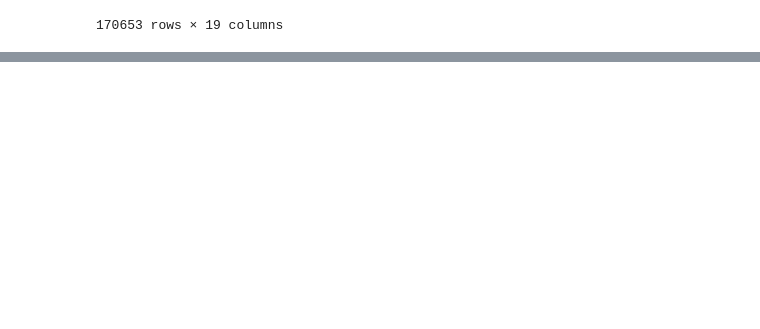
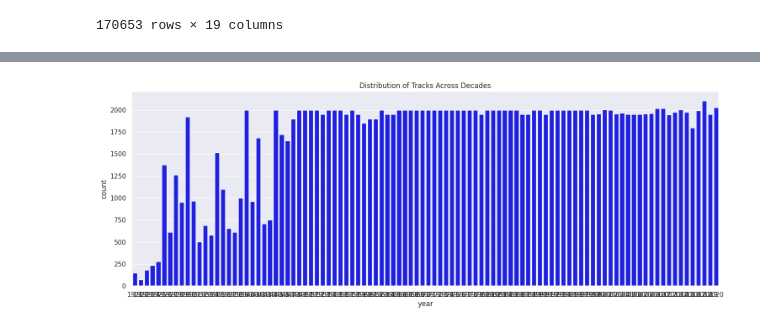
Before and after one commit to KufrePius/music_proj, a Jupyter notebook: MusicRecommendation.ipynb, the cells around one changed output, grey strips where cells are left out. Drawn from its saved outputs; the diff is of its cells as text; code cells hidden in the pictures; blank space fills up the shorter version.

```diff
--- a/MusicRecommendation.ipynb
+++ b/MusicRecommendation.ipynb
@@ -27,0 +81,8 @@ data_by_year = pd.read_csv('/content/data_by_year.csv')
+# %%
+plt.figure(figsize = (18, 6))
+sns.set(style = 'darkgrid')
+sns.countplot(data = music_data, x = 'year', color = 'blue')
+plt.title('Distribution of Tracks Across Decades')
+plt.show()
+# %% [output]
+[figure, added]
```
Also changed, not shown: parts of 10 cells of this notebook.
